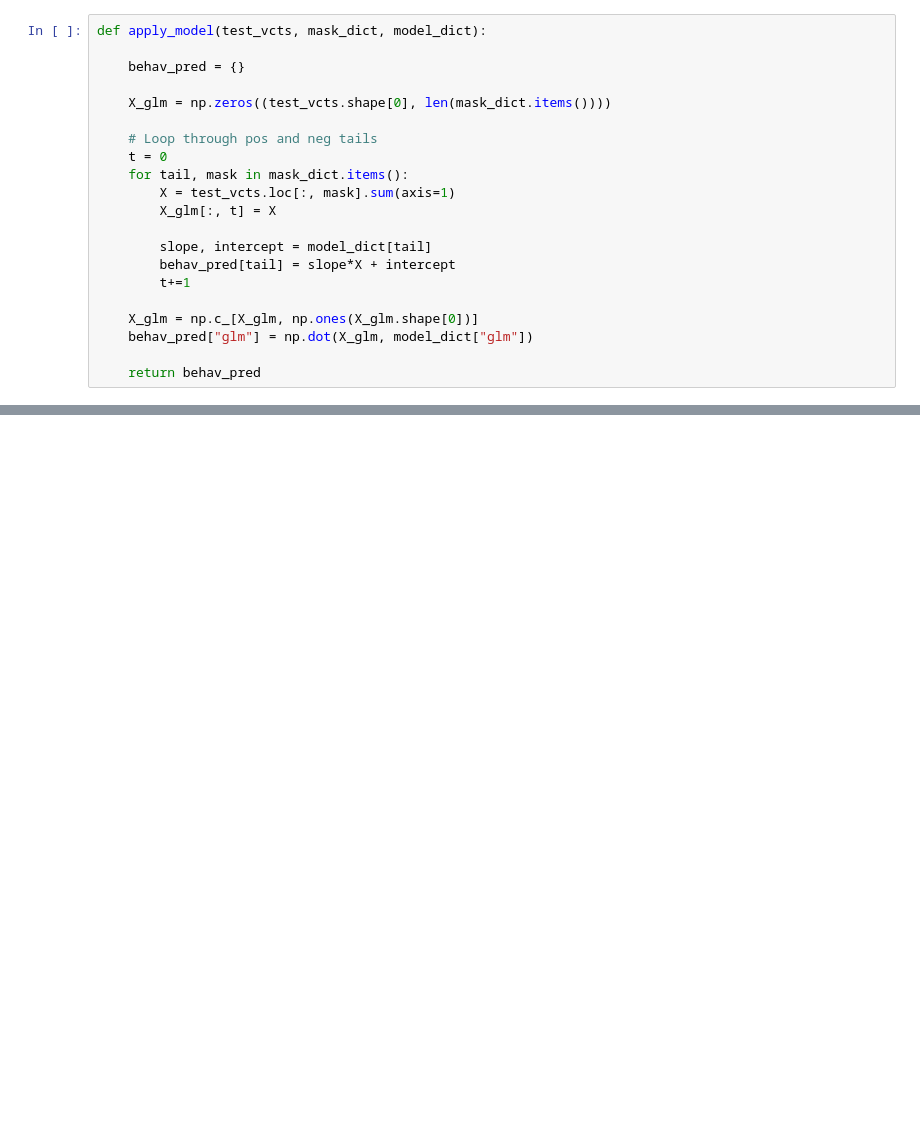
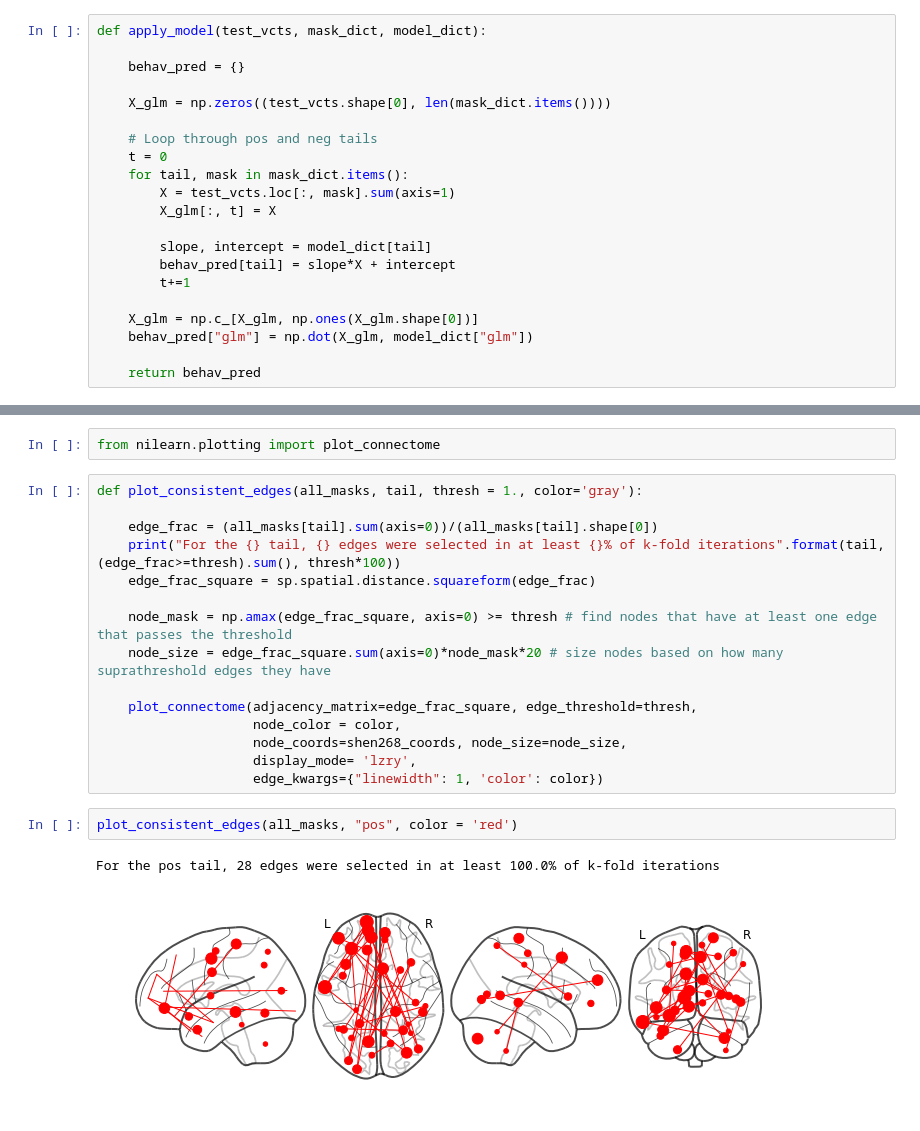
Before and after one commit to esfinn/cpm_tutorial, a Jupyter notebook: cpm_tutorial.ipynb, the cells around one changed output, grey strips where cells are left out. Drawn from its saved outputs; the diff is of its cells as text; blank space fills up the shorter version.

```diff
--- a/cpm_tutorial.ipynb
+++ b/cpm_tutorial.ipynb
@@ -318,0 +313,22 @@ array(['100206', '100610', '101006', '101309', '101915', '102311',
+# %%
+from nilearn.plotting import plot_connectome
+# %%
+def plot_consistent_edges(all_masks, tail, thresh = 1., color='gray'):
+
+    edge_frac = (all_masks[tail].sum(axis=0))/(all_masks[tail].shape[0])
+    print("For the {} tail, {} edges were selected in at least {}% of k-fold iterations".format(tail, (edge_frac>=thresh).sum(), thresh*100))
+    edge_frac_square = sp.spatial.distance.squareform(edge_frac)
+
+    node_mask = np.amax(edge_frac_square, axis=0) >= thresh # find nodes that have at least one edge that passes the threshold
+    node_size = edge_frac_square.sum(axis=0)*node_mask*20 # size nodes based on how many suprathreshold edges they have
+
+    plot_connectome(adjacency_matrix=edge_frac_square, edge_threshold=thresh,
+                    node_color = color,
+                    node_coords=shen268_coords, node_size=node_size,
+                    display_mode= 'lzry',
+                    edge_kwargs={"linewidth": 1, 'color': color})
+# %%
+plot_consistent_edges(all_masks, "pos", color = 'red')
+# %% [output]
+For the pos tail, 28 edges were selected in at least 100.0% of k-fold iterations
+[figure, added]
```
Also changed, not shown: parts of 24 cells of this notebook, 1 other file.
